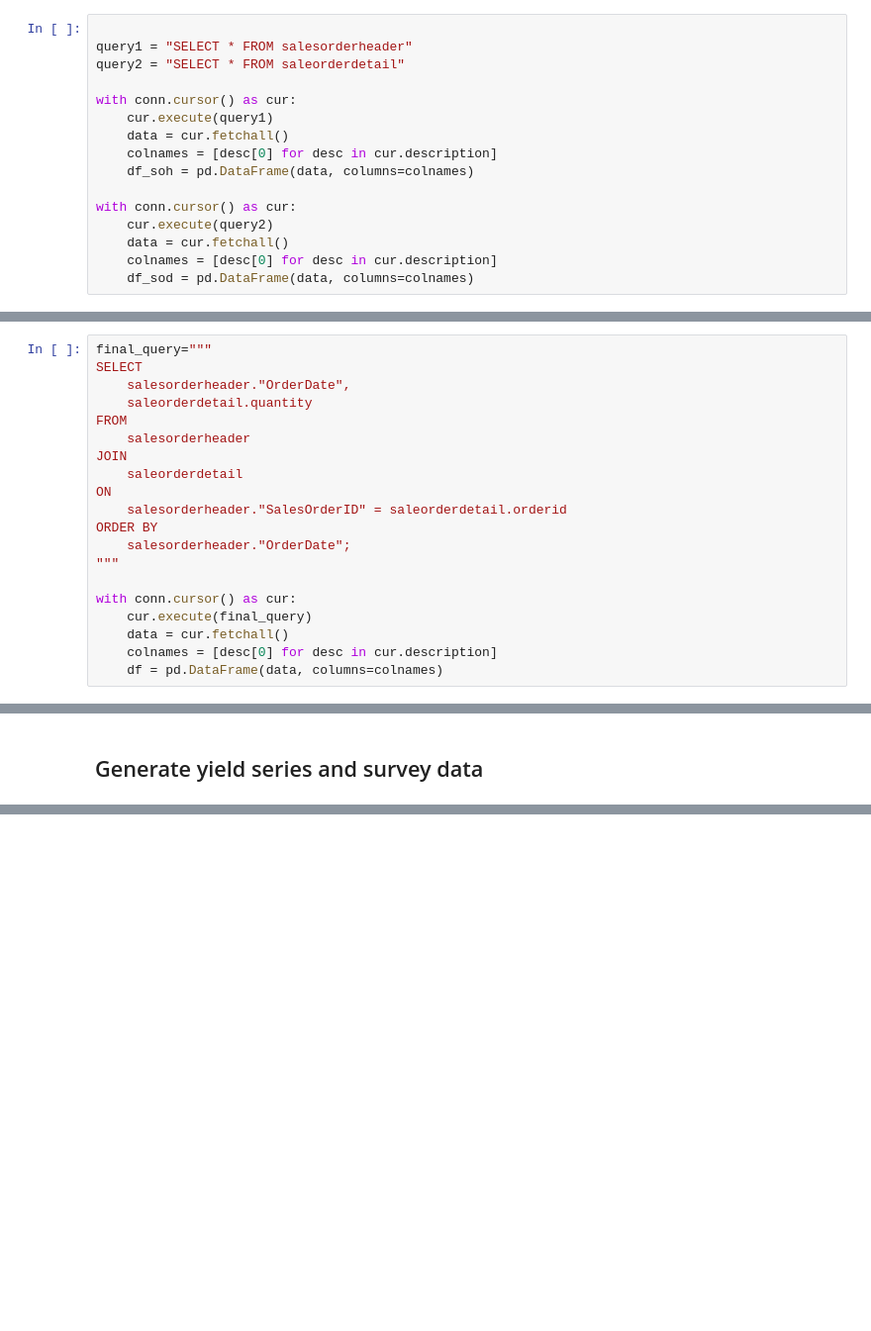
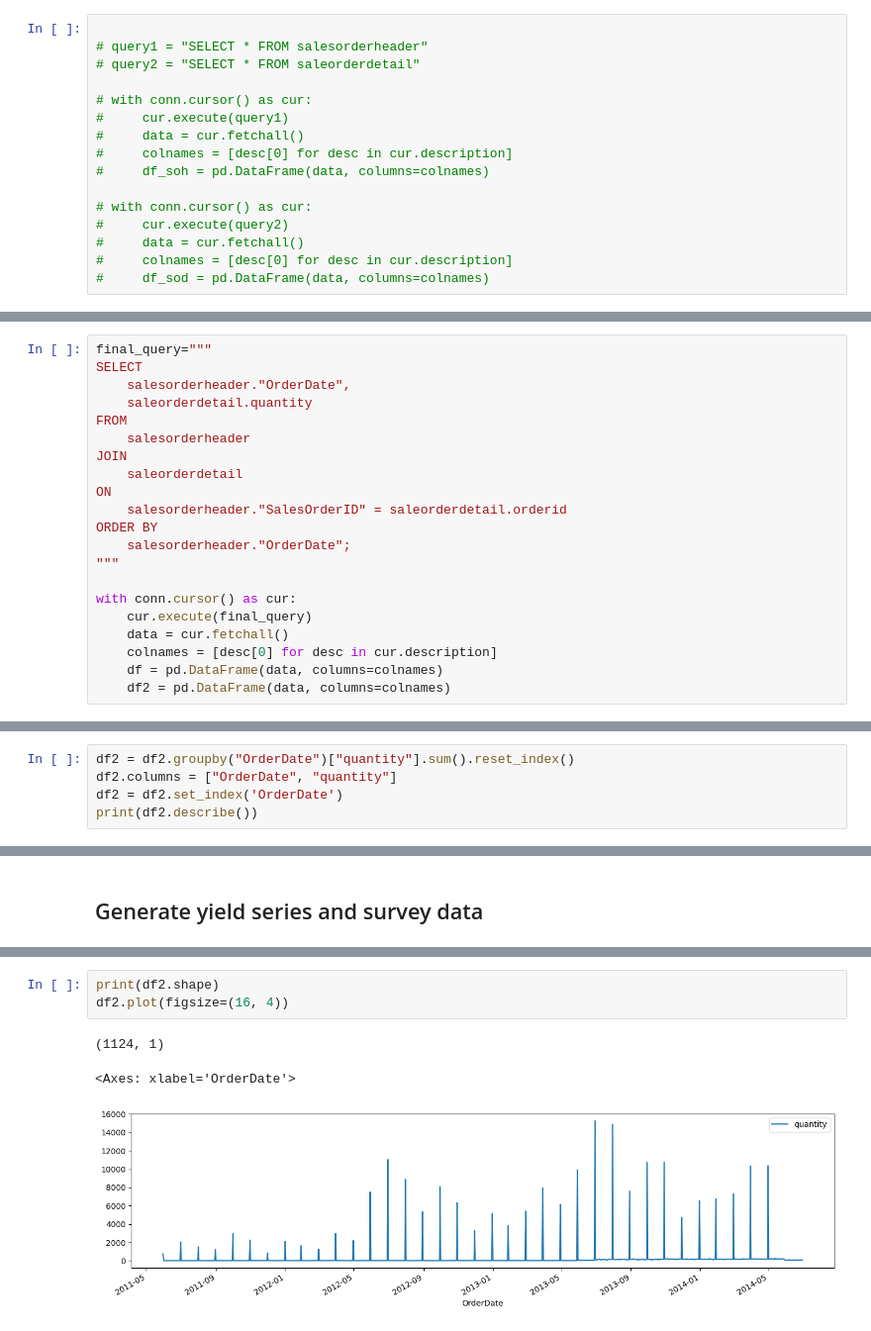
Before and after one commit to Hewhoipia/BDA-BI, a Jupyter notebook: arima/example.ipynb, the cells around one changed output, grey strips where cells are left out. Shown at 99% size. Drawn from its saved outputs; the diff is of its cells as text; blank space fills up the shorter version.

```diff
--- a/arima/example.ipynb
+++ b/arima/example.ipynb
@@ -67,16 +56,16 @@ Index(['ProductAssemblyID', 'ComponentID', 'ComponentName', 'TotalQuantity',
 # %%
 
-query1 = "SELECT * FROM salesorderheader"
-query2 = "SELECT * FROM saleorderdetail"
+# query1 = "SELECT * FROM salesorderheader"
+# query2 = "SELECT * FROM saleorderdetail"
 
-with conn.cursor() as cur:
-    cur.execute(query1)
-    data = cur.fetchall()
-    colnames = [desc[0] for desc in cur.description]
-    df_soh = pd.DataFrame(data, columns=colnames)
+# with conn.cursor() as cur:
+#     cur.execute(query1)
+#     data = cur.fetchall()
+#     colnames = [desc[0] for desc in cur.description]
+#     df_soh = pd.DataFrame(data, columns=colnames)
 
-with conn.cursor() as cur:
-    cur.execute(query2)
-    data = cur.fetchall()
-    colnames = [desc[0] for desc in cur.description]
-    df_sod = pd.DataFrame(data, columns=colnames)
+# with conn.cursor() as cur:
+#     cur.execute(query2)
+#     data = cur.fetchall()
+#     colnames = [desc[0] for desc in cur.description]
+#     df_sod = pd.DataFrame(data, columns=colnames)
@@ -104,5 +92,6 @@ with conn.cursor() as cur:
     data = cur.fetchall()
     colnames = [desc[0] for desc in cur.description]
     df = pd.DataFrame(data, columns=colnames)
+    df2 = pd.DataFrame(data, columns=colnames)
 # %%
 print(df.describe())
@@ -132,3 +111,8 @@ min              2011-05-31 00:00:00      1.000000
 75%              2013-09-22 06:00:00    133.000000
 max              2014-06-30 00:00:00  15277.000000
 std                              NaN   1259.667373
+# %%
+df2 = df2.groupby("OrderDate")["quantity"].sum().reset_index()
+df2.columns = ["OrderDate", "quantity"]
+df2 = df2.set_index('OrderDate')
+print(df2.describe())
@@ -170,0 +240,7 @@ conn.close
+# %%
+print(df2.shape)
+df2.plot(figsize=(16, 4))
+# %% [output]
+(1124, 1)
+<Axes: xlabel='OrderDate'>
+[figure, added]
```
Also changed, not shown: parts of 28 cells of this notebook.
